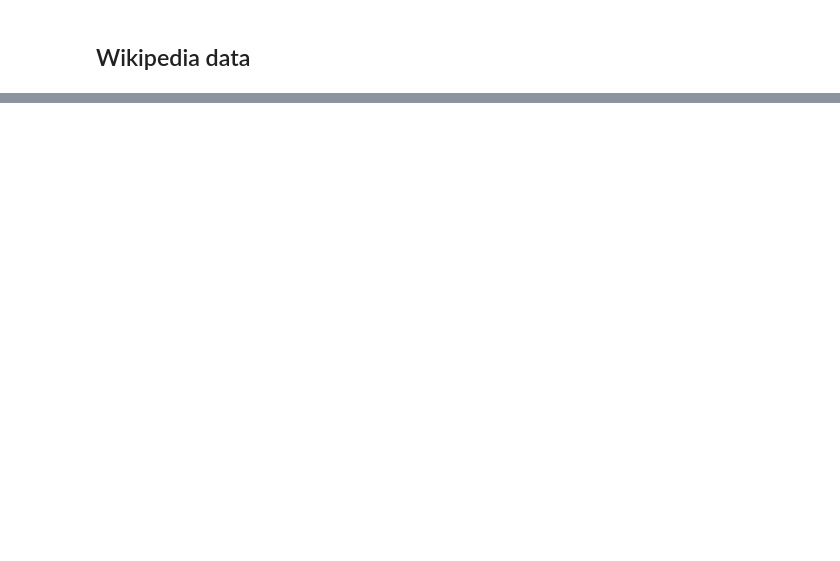
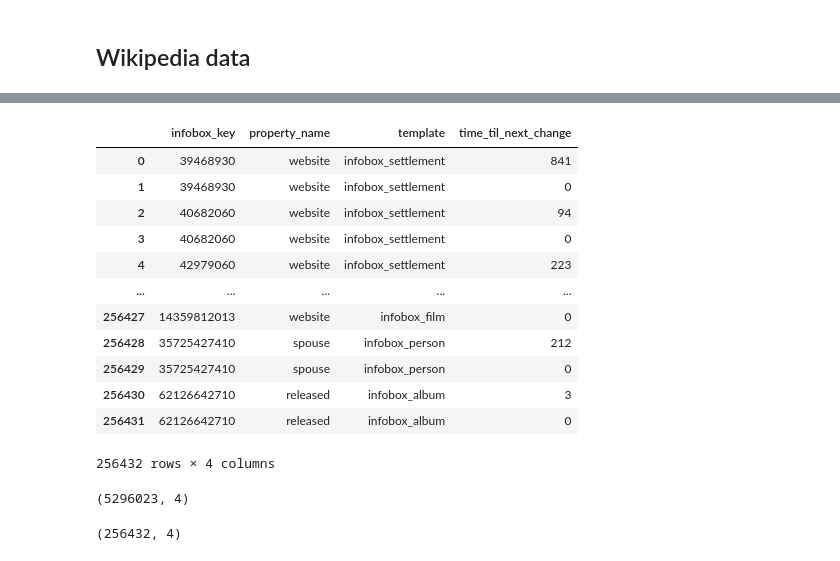
Before and after one commit to HPI-Information-Systems/wikipedia_cleanup, a Jupyter notebook: notebooks/malte/XGBoost.ipynb, the cells around one changed output, grey strips where cells are left out. Saved outputs shown, nothing was run; the diff lists cells and outputs as text; code cells hidden in the pictures; blank space fills up the shorter version.

```diff
--- a/notebooks/malte/XGBoost.ipynb
+++ b/notebooks/malte/XGBoost.ipynb
@@ -317,0 +277,2 @@ NameError: name 'test' is not defined
+# %%
+df_pop['infobox_key'].replace('-','', regex=True, inplace=True)
@@ -317,0 +284,2 @@ NameError: name 'test' is not defined
+# %%
+df_pop['infobox_key'] = pd.to_numeric(df_pop['infobox_key'])
@@ -317,0 +292,2 @@ NameError: name 'test' is not defined
+# %%
+df_pop.drop(columns=['days_diff'], inplace=True)
@@ -317,0 +323,22 @@ NameError: name 'test' is not defined
+# %%
+def __groupby_slice( _grp, start=0, stop=None, step=1):
+    '''
+    Applies a slice to a GroupBy object
+    '''
+    return _grp.apply( lambda _df : _df.iloc[start:stop:step]).reset_index(drop=True)
+# %%
+__groupby_slice(df_pop.groupby('infobox_key'), -2)
+# %% [output]
+|  | infobox_key | property_name | template | time_til_next_change |
+| 0 | 39468930 | website | infobox_settlement | 841 |
+| 1 | 39468930 | website | infobox_settlement | 0 |
+| 2 | 40682060 | website | infobox_settlement | 94 |
+| 3 | 40682060 | website | infobox_settlement | 0 |
+| 4 | 42979060 | website | infobox_settlement | 223 |
+| ... | ... | ... | ... | ... |
+| 256427 | 14359812013 | website | infobox_film | 0 |
+| 256428 | 35725427410 | spouse | infobox_person | 212 |
+| 256429 | 35725427410 | spouse | infobox_person | 0 |
+| 256430 | 62126642710 | released | infobox_album | 3 |
+| 256431 | 62126642710 | released | infobox_album | 0 |
+256432 rows × 4 columns
@@ -317,0 +347,4 @@ NameError: name 'test' is not defined
+# %%
+train_set.shape
+# %% [output]
+(5296023, 4)
@@ -317,0 +353,4 @@ NameError: name 'test' is not defined
+# %%
+test_set.shape
+# %% [output]
+(256432, 4)
```
Also changed, not shown: parts of 38 cells of this notebook.
